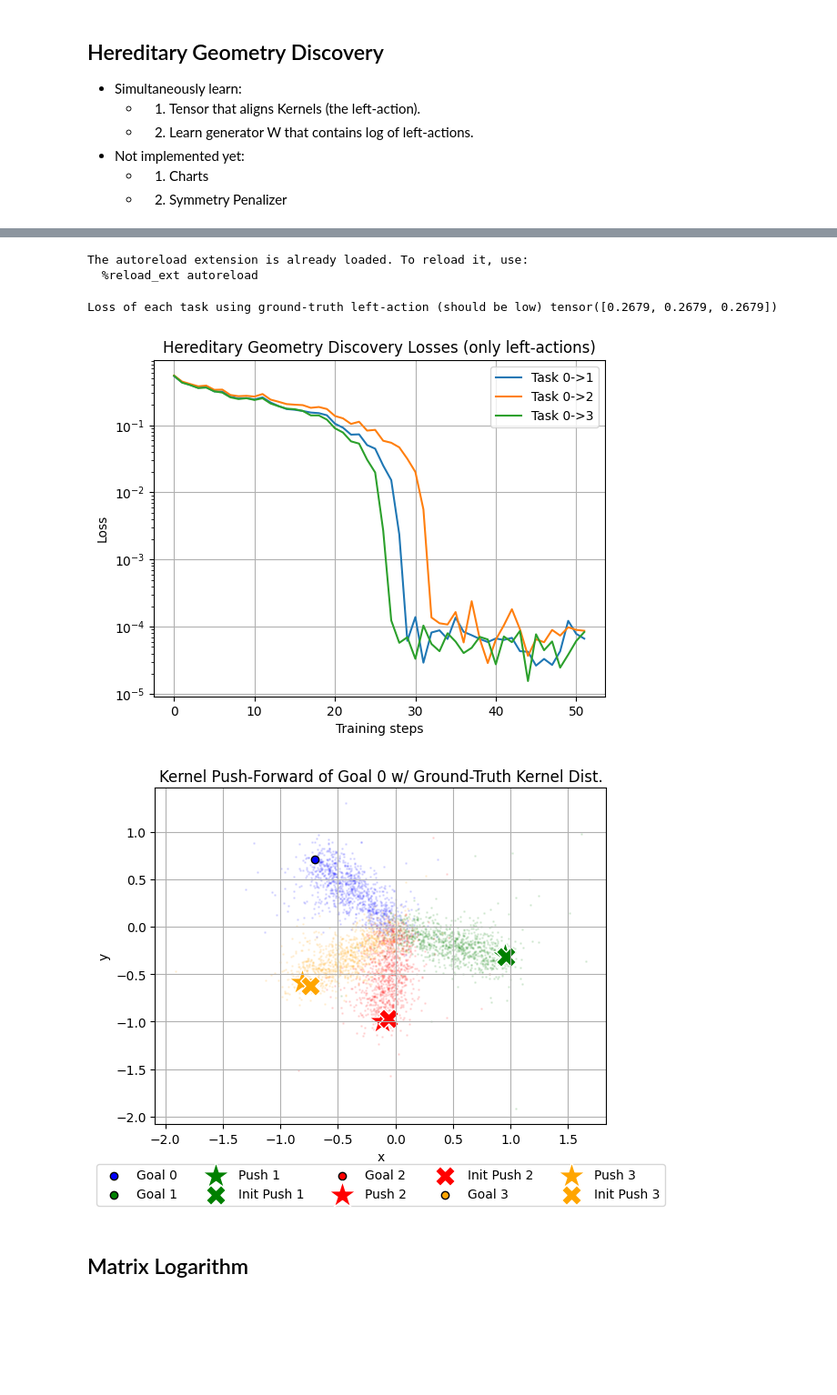
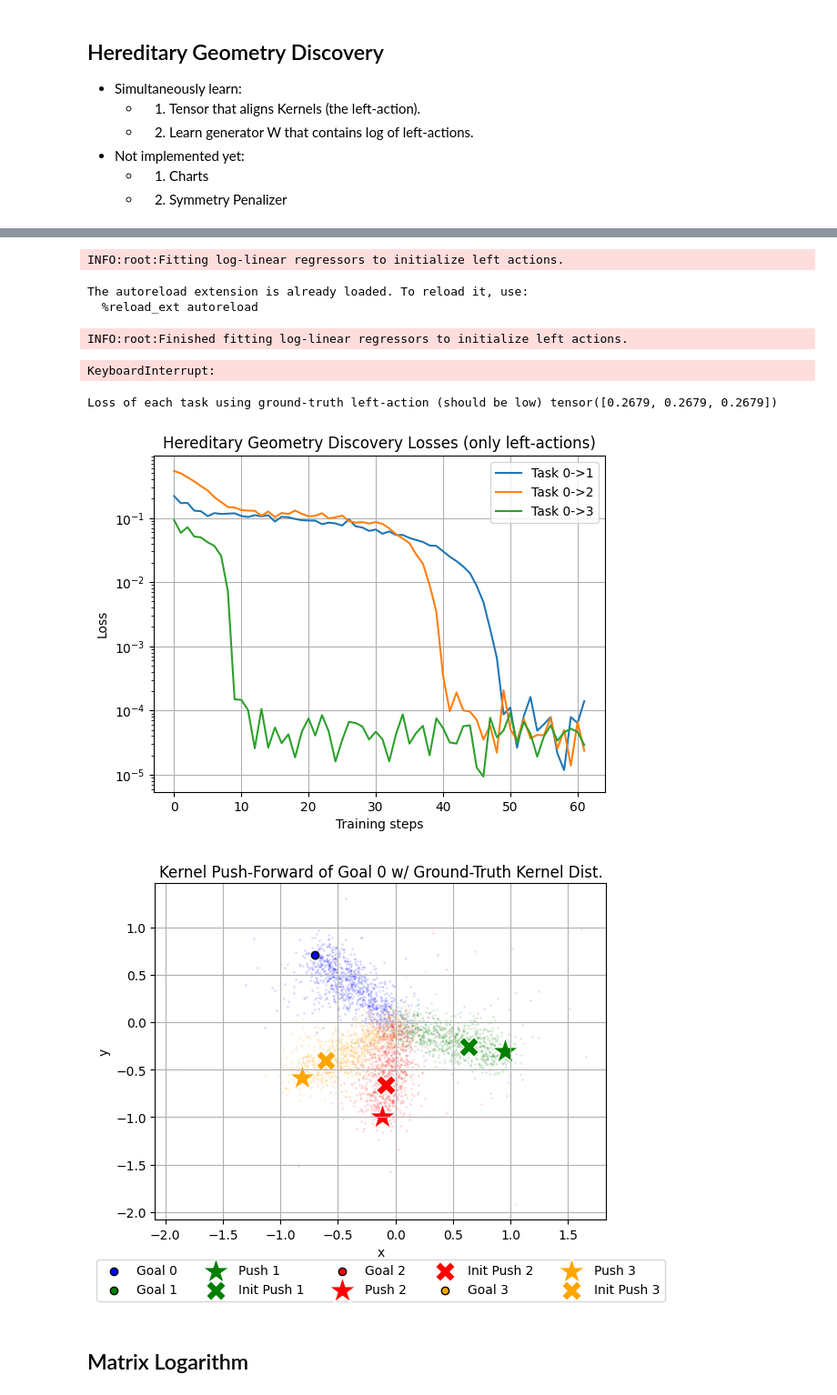
Before and after one commit to PaulNitschke/geo_meta_rl, a Jupyter notebook: step_2_hereditary_geometry_discovery.ipynb, the cells around one changed output, grey strips where cells are left out. Shown at 91% size. Drawn from its saved outputs; the diff is of its cells as text; code cells hidden in the pictures; blank space fills up the shorter version.

Commit message:
implemented log_left_action learning instead of left_action learning

```diff
--- a/step_2_hereditary_geometry_discovery.ipynb
+++ b/step_2_hereditary_geometry_discovery.ipynb
@@ -71,15 +71,18 @@ train_goal_locations=[
 %load_ext autoreload
 %autoreload 2
 from src.learning.symmetry_discovery.differential.hereditary_geometry_discovery import HereditaryGeometryDiscovery
-ORACLE_KERNEL=False
+ORACLE_KERNEL=True
 
 her_geo_dis=HereditaryGeometryDiscovery(tasks_ps=tasks_ps,tasks_frameestimators=tasks_frameestimators, kernel_dim=KERNEL_DIM, batch_size=128, seed=SEED, bandwidth=0.5,
                                         task_specifications=train_goal_locations,use_oracle_rotation_kernel=ORACLE_KERNEL,
-                                        lg_inits_how="mode")
-her_geo_dis.optimize(n_steps=50_000)
+                                        log_lg_inits_how="log_linreg")
+her_geo_dis.optimize(n_steps=10_000)
 # %% [output]
-The autoreload extension is already loaded. To reload it, use:
-  %reload_ext autoreload
+INFO:root:Fitting log-linear regressors to initialize left actions.
+The autoreload extension is already loaded. To reload it, use:
+  %reload_ext autoreload
+INFO:root:Finished fitting log-linear regressors to initialize left actions.
+KeyboardInterrupt:
 # %%
 #Oracle rotation matrices
 import torch
@@ -123,32 +126,33 @@ plt.ylabel("Loss")
 plt.title("Hereditary Geometry Discovery Losses (only left-actions)")
 plt.show()
 # %% [output]
-[figure, old version]
+[figure, new version]
 # %%
 goal_0_pushed=torch.einsum("Nnm,m->Nn", her_geo_dis.lgs, train_goal_locations[0]["goal"]).detach().numpy()  # shape (n_tasks-1, b, n)
-goal_0_pushed_init=torch.einsum("Nnm,m->Nn", her_geo_dis._lg_inits, train_goal_locations[0]["goal"]).detach().numpy()  # shape (n_tasks-1, b, n)
+goal_0_pushed_init=torch.einsum("Nnm,m->Nn", her_geo_dis.lgs_inits, train_goal_locations[0]["goal"]).detach().numpy()  # shape (n_tasks-1, b, n)
+
 
 PLOT_EVERY=100
 colors= ['blue', 'green', 'red', 'orange']
 for idx in range(len(tasks_ps)):
     plt.scatter(tasks_ps[idx][::PLOT_EVERY, 0], tasks_ps[idx][::PLOT_EVERY, 1], s=1, alpha=0.1, c=colors[idx])
     goal_location=train_goal_locations[idx]["goal"]
 
     plt.scatter(goal_location[0], goal_location[1], color=colors[idx], edgecolor='black', label=f'Goal {idx}')
     if idx > 0:
         plt.scatter(goal_0_pushed[idx-1, 0], goal_0_pushed[idx-1, 1], color=colors[idx], edgecolor='white', label=f'Push {idx}', marker="*", s=500)
         plt.scatter(goal_0_pushed_init[idx-1, 0], goal_0_pushed_init[idx-1, 1], color=colors[idx], edgecolor='white', label=f'Init Push {idx}', marker="X", s=250)
 
 # plt.xlim(-1.5, 1.5)
 # plt.ylim(-1.5, 1.5)
 plt.xlabel('x')
 plt.ylabel('y')
 plt.legend(loc="upper center", bbox_to_anchor=(0.5, -0.1), ncol=5)
 plt.title('Kernel Push-Forward of Goal 0 w/ Ground-Truth Kernel Dist.')
 plt.grid()
 plt.show()
 # %% [output]
-[figure, old version]
+[figure, new version]
 # %% [markdown]
 ## Matrix Logarithm
 # %%
```
Also changed, not shown: parts of 2 cells of this notebook, 4 other files.
